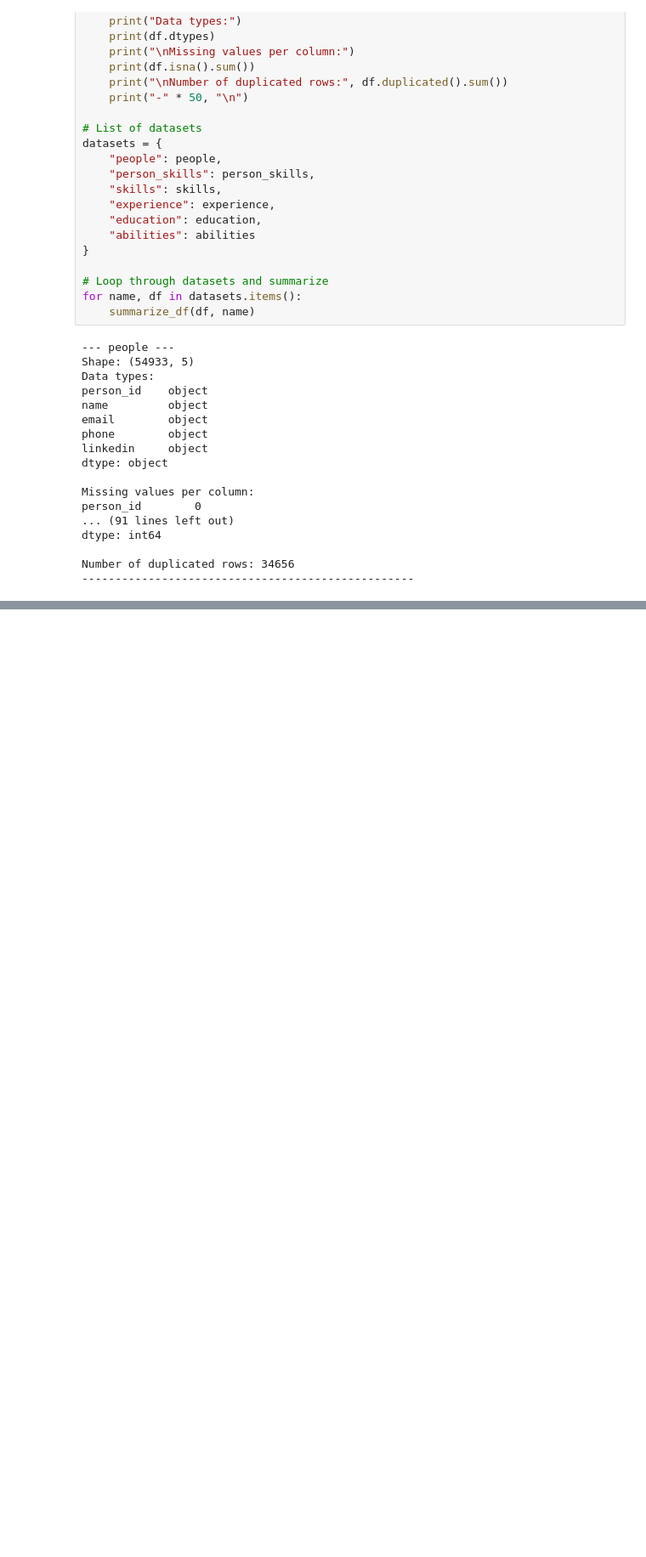
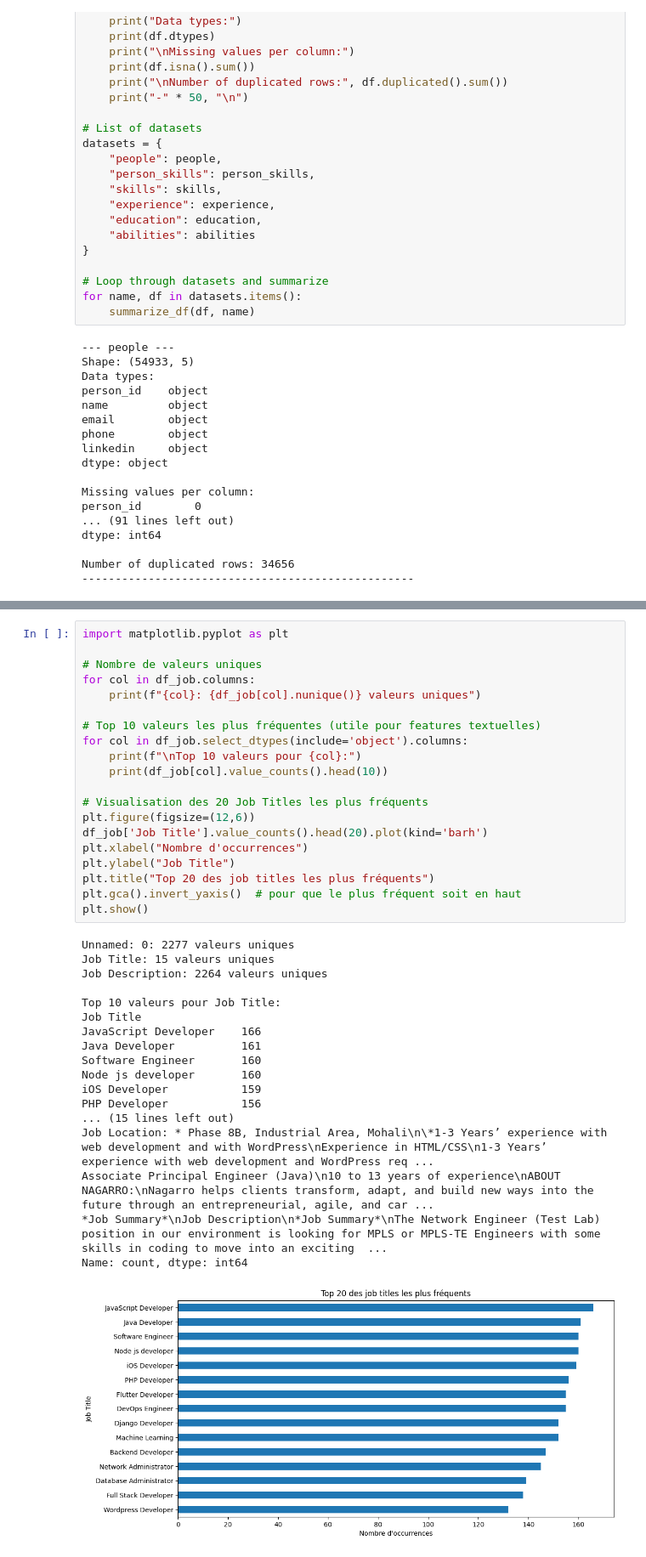
Before and after one commit to ZahraZellazi/NeuralTextEmbeddings, a Jupyter notebook: notebook/DataGeNn.ipynb, the cells around one changed output, grey strips where cells are left out. Shown at 85% size. Drawn from its saved outputs; the diff is of its cells as text; blank space fills up the shorter version.

```diff
--- a/notebook/DataGeNn.ipynb
+++ b/notebook/DataGeNn.ipynb
@@ -441,0 +811,39 @@ DataFrameGroupBy.apply operated on the grouping columns. This behavior is deprec
+# %%
+import matplotlib.pyplot as plt
+
+# Nombre de valeurs uniques
+for col in df_job.columns:
+    print(f"{col}: {df_job[col].nunique()} valeurs uniques")
+
+# Top 10 valeurs les plus fréquentes (utile pour features textuelles)
+for col in df_job.select_dtypes(include='object').columns:
+    print(f"\nTop 10 valeurs pour {col}:")
+    print(df_job[col].value_counts().head(10))
+
+# Visualisation des 20 Job Titles les plus fréquents
+plt.figure(figsize=(12,6))
+df_job['Job Title'].value_counts().head(20).plot(kind='barh')
+plt.xlabel("Nombre d'occurrences")
+plt.ylabel("Job Title")
+plt.title("Top 20 des job titles les plus fréquents")
+plt.gca().invert_yaxis()  # pour que le plus fréquent soit en haut
+plt.show()
+# %% [output]
+Unnamed: 0: 2277 valeurs uniques
+Job Title: 15 valeurs uniques
+Job Description: 2264 valeurs uniques
+
+Top 10 valeurs pour Job Title:
+Job Title
+JavaScript Developer    166
+Java Developer          161
+Software Engineer       160
+Node js developer       160
+iOS Developer           159
+PHP Developer           156
+... (15 lines left out)
+Job Location: * Phase 8B, Industrial Area, Mohali\n\*1-3 Years’ experience with web development and with WordPress\nExperience in HTML/CSS\n1-3 Years’ experience with web development and WordPress req ...
+Associate Principal Engineer (Java)\n10 to 13 years of experience\nABOUT NAGARRO:\nNagarro helps clients transform, adapt, and build new ways into the future through an entrepreneurial, agile, and car ...
+*Job Summary*\nJob Description\n*Job Summary*\nThe Network Engineer (Test Lab) position in our environment is looking for MPLS or MPLS-TE Engineers with some skills in coding to move into an exciting  ...
+Name: count, dtype: int64
+[figure, added]
```
Also changed, not shown: parts of 32 cells of this notebook, 1 other file.
